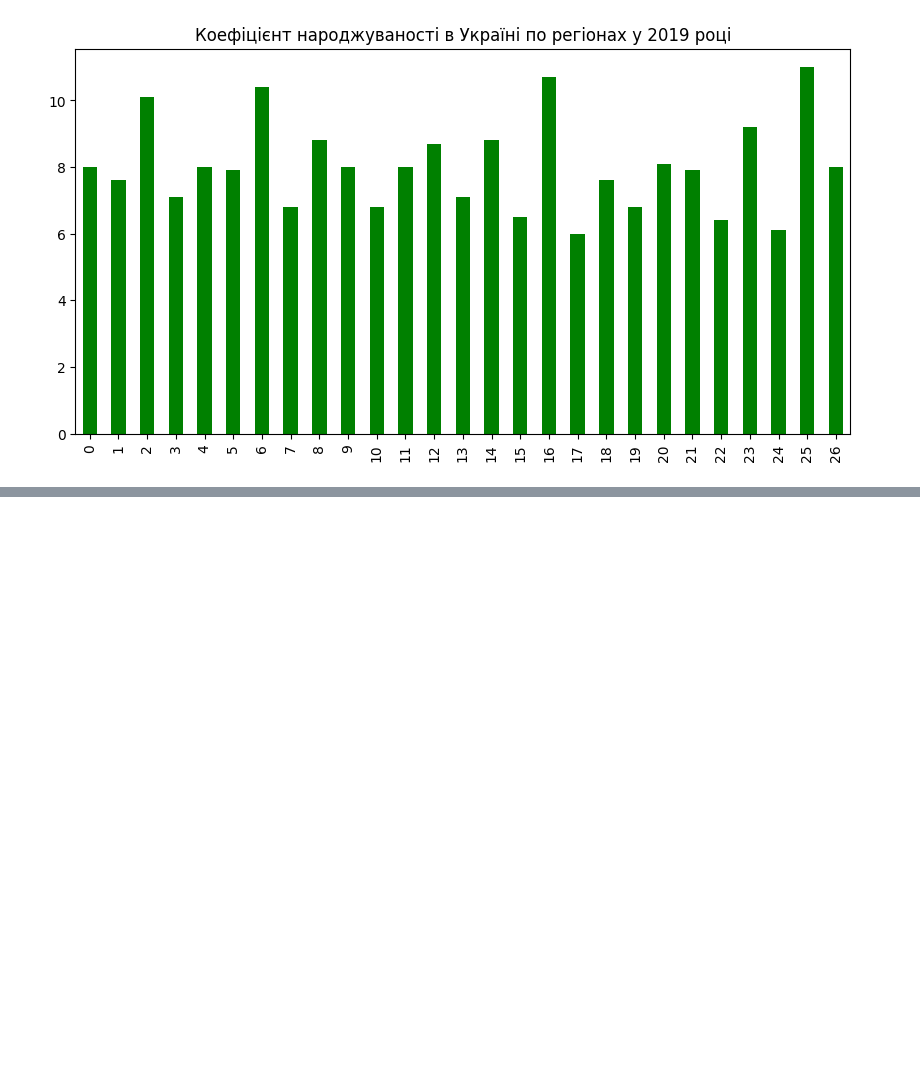
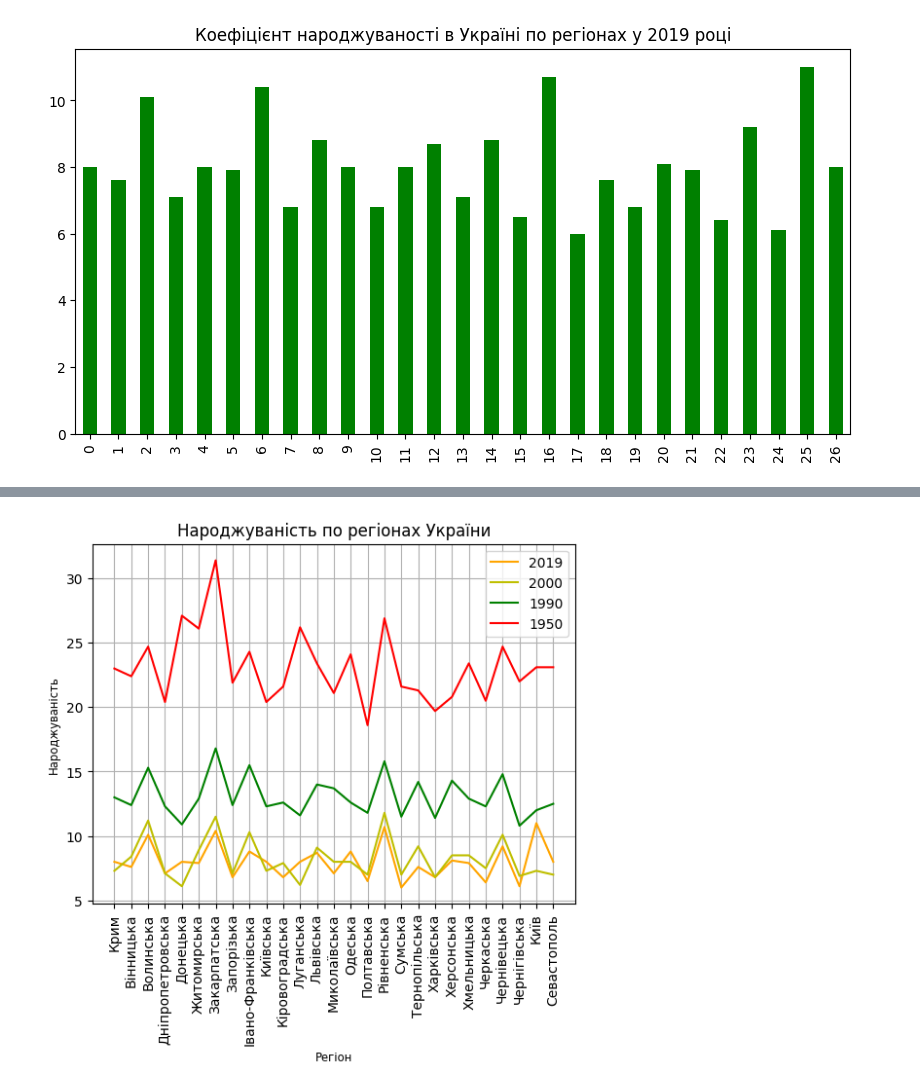
Before and after one commit to YanaYakovleva2018/DataScience_HW, a Jupyter notebook: HW2/Hw2_1.ipynb, the cells around one changed output, grey strips where cells are left out. Cells and saved outputs as stored; diff of their text form; code cells hidden in the pictures; blank space fills up the shorter version.

```diff
--- a/HW2/Hw2_1.ipynb
+++ b/HW2/Hw2_1.ipynb
@@ -184,0 +194,15 @@ plt.show()
+# %%
+fig, axs = plt.subplots()
+axs.plot(table['Регіон'], table['2019'], label='2019', color = 'orange')
+axs.plot(table['Регіон'], table['2000'], label='2000', color = 'y')
+plt.plot(table['Регіон'], table['1990'], label='1990', color = 'g')
+plt.plot(table['Регіон'], table['1950'], label='1950', color = 'r')
+plt.xlabel('Регіон', fontsize='small')
+plt.ylabel('Народжуваність', fontsize='small')
+plt.title('Народжуваність по регіонах України')
+plt.xticks(rotation=90)
+plt.grid()
+plt.legend()
+plt.show()
+# %% [output]
+[figure, added]
```
Also changed, not shown: parts of 1 cell of this notebook, 3 other files.
